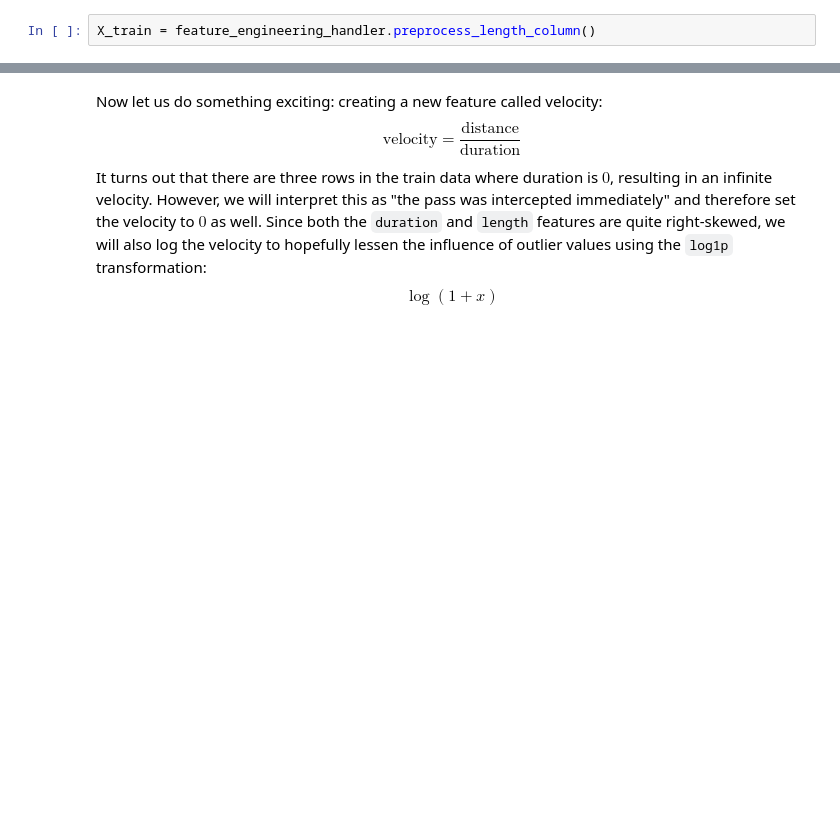
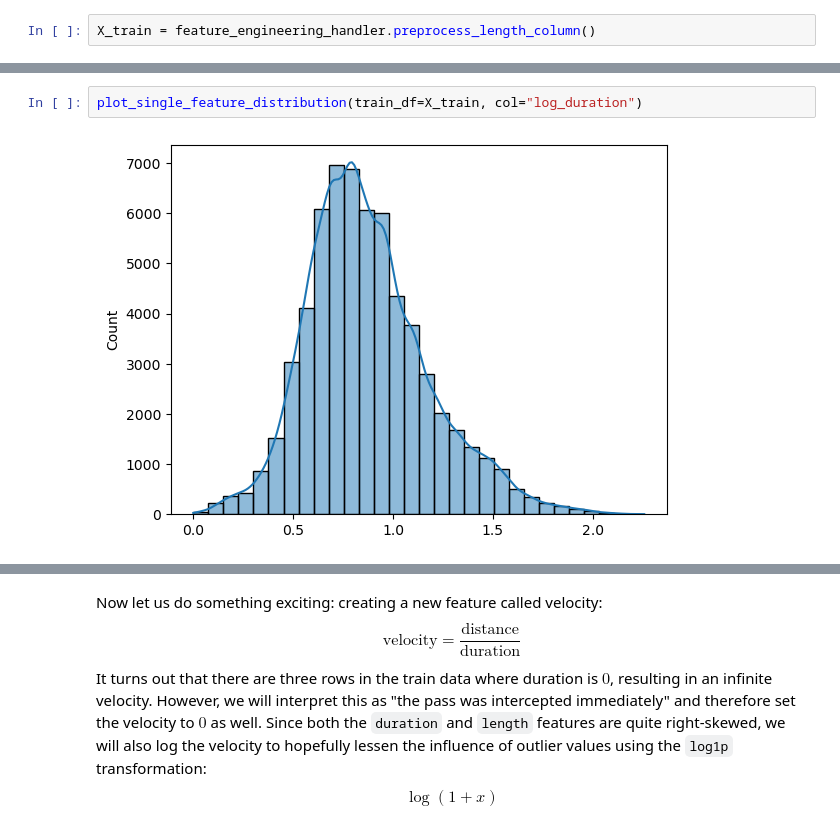
Before and after one commit to yucheng-fu/football_analytics, a Jupyter notebook: 02-analysis/02-analysis.ipynb, the cells around one changed output, grey strips where cells are left out. Saved outputs shown, nothing was run; the diff lists cells and outputs as text; blank space fills up the shorter version.

```diff
--- a/02-analysis/02-analysis.ipynb
+++ b/02-analysis/02-analysis.ipynb
@@ -210,0 +225,4 @@ This transfomration just scales the length, so the distribution of ``length`` fe
+# %%
+plot_single_feature_distribution(train_df=X_train, col="log_duration")
+# %% [output]
+[figure, added]
```
Also changed, not shown: parts of 27 cells of this notebook.
